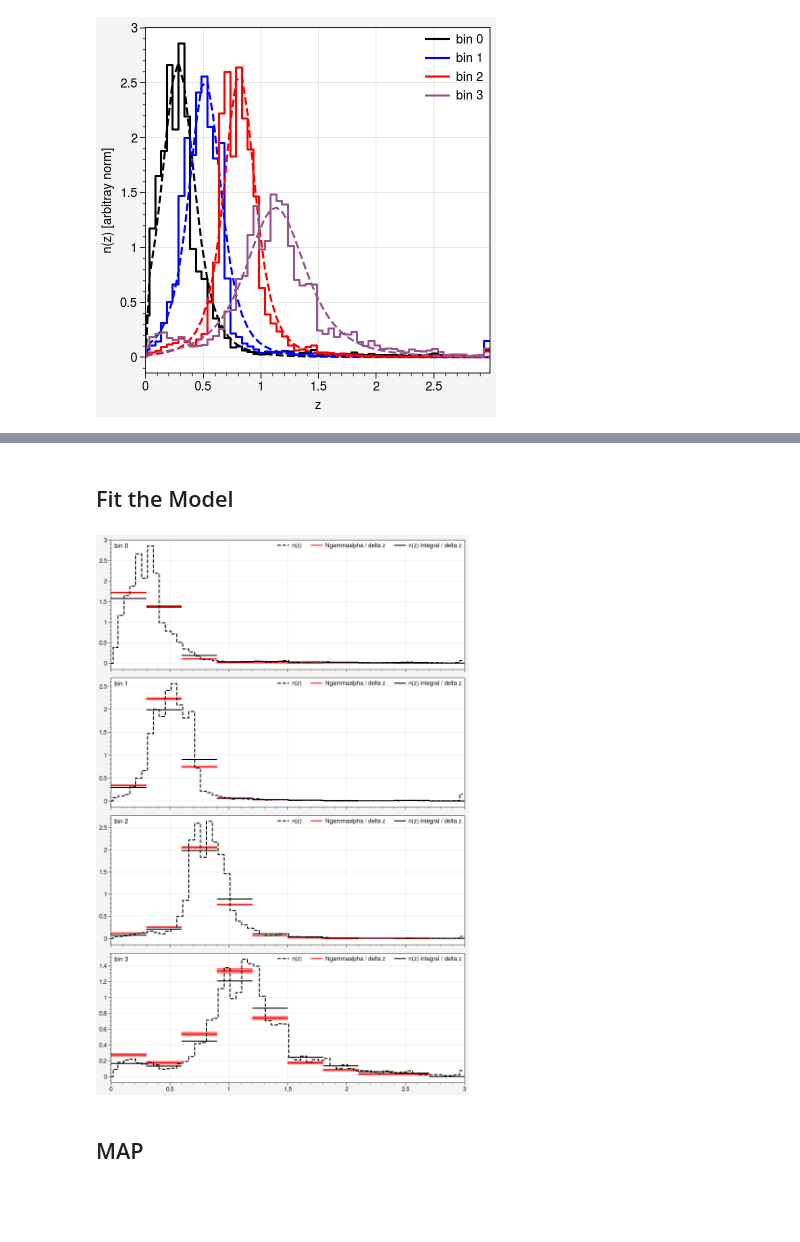
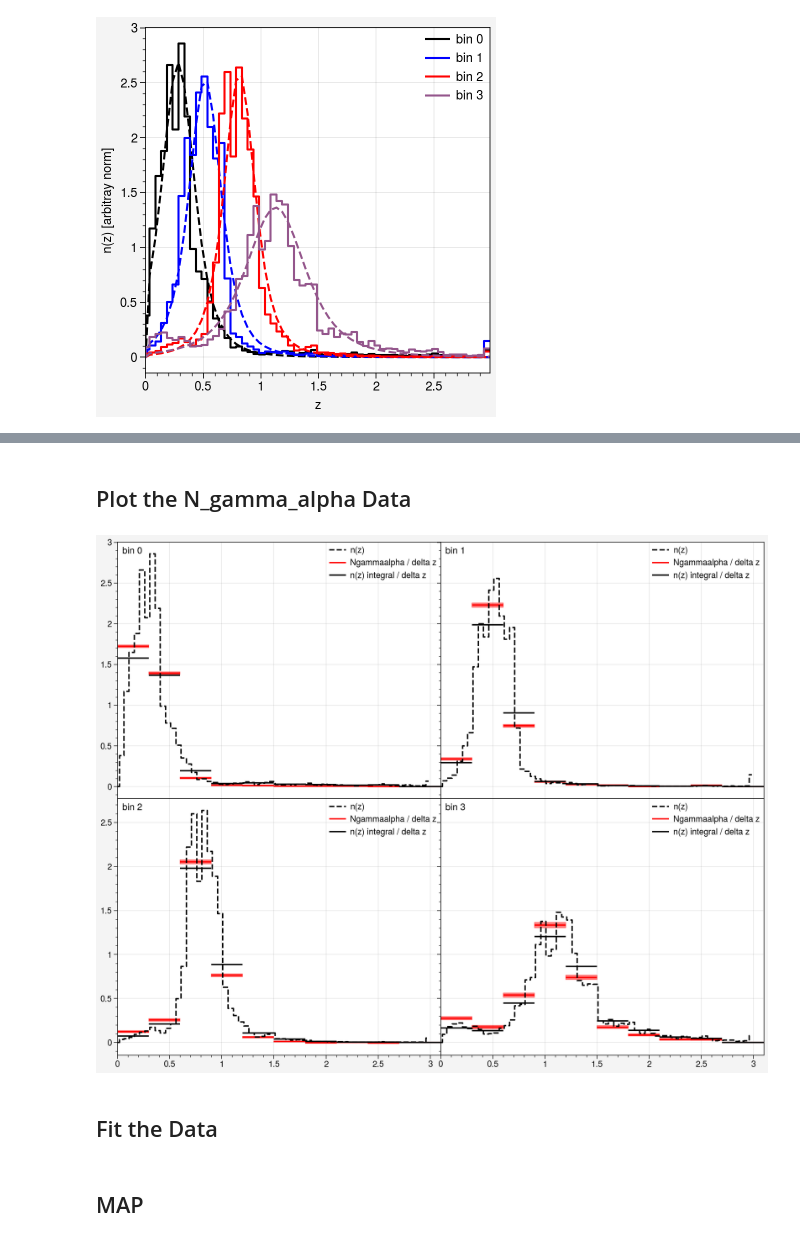
Before and after one commit to beckermr/des-y6-analysis, a Jupyter notebook: 2024_10_21_fgmodels/des-y6-nz-fits-full-model-tomo.ipynb, the cells around one changed output, grey strips where cells are left out. Cells and saved outputs as stored; diff of their text form; code cells hidden in the pictures; blank space fills up the shorter version.

```diff
--- a/2024_10_21_fgmodels/des-y6-nz-fits-full-model-tomo.ipynb
+++ b/2024_10_21_fgmodels/des-y6-nz-fits-full-model-tomo.ipynb
@@ -23,9 +29,9 @@ with h5py.File("N_gamma_alpha_v0.hdf5") as d:
         nzs[_bin] = np.concatenate([[0.0], nzs[_bin]])
         nzs[_bin] = nzs[_bin] / np.asarray(sompz_integral(nzs[_bin], z, 0, 6.0))
 # %%
-from des_y6_nz_modeling import fit_nz_data_for_template_params, mstudt_nrm, ZVALS
+from mstudt4 import fit_nz_data_for_template_params, mstudt_nrm
 
-params = fit_nz_data_for_template_params(nzs)
+params = fit_nz_data_for_template_params(z, nzs)
 
 fig, axs = pplt.subplots(figsize=(4, 4))
 
@@ -40,9 +46,9 @@ axs.legend(loc="ur", frameon=False, ncols=1)
 <matplotlib.legend.Legend at 0x...>
 [figure]
 # %%
-from des_y6_nz_modeling import fmodel_mstudt4
+from mstudt4 import fmodel_mstudt4
 
-scales = np.array([1e-1, 5e-3, 1e-3, 5e-4])
+scales = np.ones(4)
 
 fig, axs = pplt.subplots(ncols=4, nrows=4, figsize=(8, 8), share=4, wspace=0, hspace=0)
 
@@ -51,30 +57,23 @@ for i in range(4):
         ax = axs[row, i]
         avec = np.zeros(4)
         avec[row] = scales[row]
-        if i == 3 and row > 0:
-            avec *= 10
 
         nzi = nzs[i]
         stud_params = params[i]
 
         morig = ax.plot(z, nzi, drawstyle="steps", label="n(z)")
+        mui = sompz_integral(nzs[i] * z, z, 0, 6)
 
-        fac = 1.0 + fmodel_mstudt4(z, 0.0, avec[0], avec[1], avec[2], avec[3], stud_params[0], stud_params[1])
+        fac = 1.0 + fmodel_mstudt4(z, 0.0, avec[0], avec[1], avec[2], avec[3], mui, 1.0)  # stud_params[0], stud_params[1])
         nzi_fmodel = nzi * fac
         nzi_fmodel /= sompz_integral(nzi_fmodel, z, 0, 6)
         mmod = ax.plot(z, nzi_fmodel, drawstyle="steps", linestyle="dotted", label="[1 + F(z)] n(z)")
 
-        # fac = 1.0 + fmodel_stud4(z, 0.0, 0e-1, 0e-3, 0e-3, 0e-4, stud_params[0], stud_params[1])
-        # nzi_fmodel = nzi * fac
-        # nzi_fmodel /= np.sum(nzi_fmodel)
-        # mmod = ax.plot(z, nzi_fmodel, drawstyle="steps", linestyle="dotted", label="fmodel")
-
-        # axs.plot(z, fac, linestyle="dotted")
         ax.format(xlim=(-0.05, 3.1))
         if row == 0:
             ax.format(urtitle=f"bin {i}")
         if i == 0:
-            ax.format(ultitle=f"$\\alpha_{row}$", ylabel="n(z) normalized")
+            ax.format(ultitle=f"$\\alpha_{row+1}$", ylabel="n(z) normalized")
         if row == 3:
             ax.format(xlabel="z")
 
@@ -85,5 +84,5 @@ fig.legend([morig, mmod], loc="t", frameon=False, ncols=3)
 # %% [markdown]
-## Fit the Model
+## Plot the N_gamma_alpha Data
 # %%
 with h5py.File("N_gamma_alpha_v0.hdf5") as d:
     mn = d["shear/mean"][:].astype(np.float64)
@@ -96,44 +95,47 @@ with h5py.File("N_gamma_alpha_v0.hdf5") as d:
 # %%
 from des_y6_nz_modeling import sompz_integral
 
-fig, axs = pplt.subplots(nrows=4, ncols=1, figsize=(8, 12))
+fig, axs = pplt.subplots(nrows=2, ncols=2, figsize=(10, 8), hspace=0, wspace=0)
 
 for bi in range(4):
-    ax = axs[bi, 0]
-    ax.plot(ZVALS, nzs[bi], drawstyle="steps-mid", color="black", linestyle="dashed", label="n(z)")
+    biy, bix = np.unravel_index(bi, (2, 2))
+    ax = axs[biy, bix]
+    ax.plot(z, nzs[bi], drawstyle="steps-mid", color="black", linestyle="dashed", label="n(z)")
 
     for i in range(10):
         nind = mn_pars.index((i, bi))
         bin_zmin, bin_zmax = zbins[i+1]
         bin_dz = bin_zmax - bin_zmin
         nga_val = mn[nind] / bin_dz
         nga_err = np.sqrt(cov[nind, nind]) / bin_dz
         ax.fill_between(
             [bin_zmin, bin_zmax],
             np.ones(2) * nga_val - nga_err,
             np.ones(2) * nga_val + nga_err,
             color="red",
             alpha=0.5,
         )
 
         ax.hlines(
             mn[nind] / bin_dz,
             bin_zmin,
             bin_zmax,
             color="red",
             label="Ngammaalpha / delta z" if i == 0 else None,
         )
         ng_val = sompz_integral(nzs[bi], z, bin_zmin, bin_zmax) / bin_dz
         ax.hlines(
             ng_val,
             bin_zmin,
             bin_zmax,
             color="black",
             label="n(z) integral / delta z" if i == 0 else None,
         )
-    ax.legend(loc="ur", frameon=False)
-    ax.format(xlim=(0,3), title=f"bin {bi}", titleloc="ul")
+    ax.legend(loc="ur", frameon=False, ncols=1)
+    ax.format(xlim=(0, 3.1), title=f"bin {bi}", titleloc="ul")
 # %% [output]
-[figure, old version]
+[figure, new version]
+# %% [markdown]
+## Fit the Data
 # %%
 import numpyro
```
Also changed, not shown: parts of 12 cells of this notebook, 7 other files.
